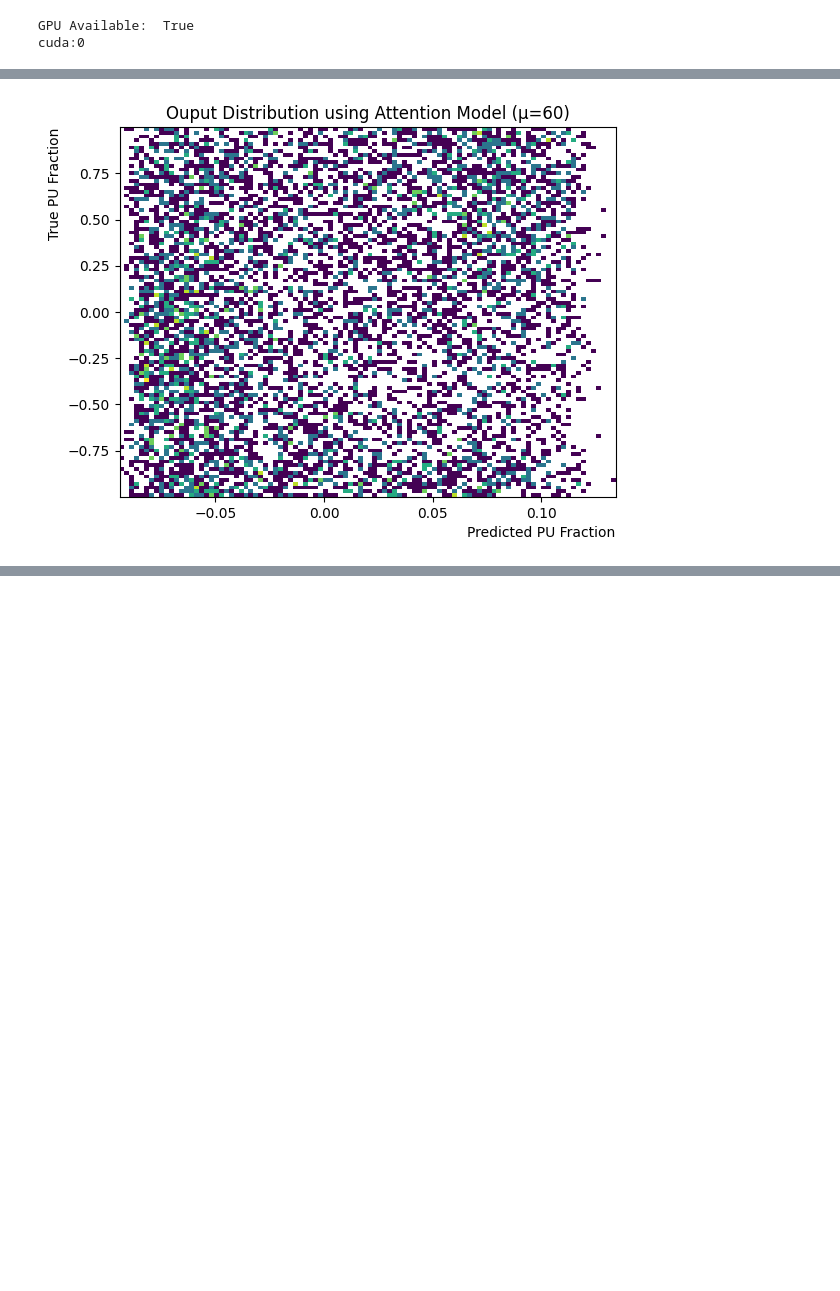
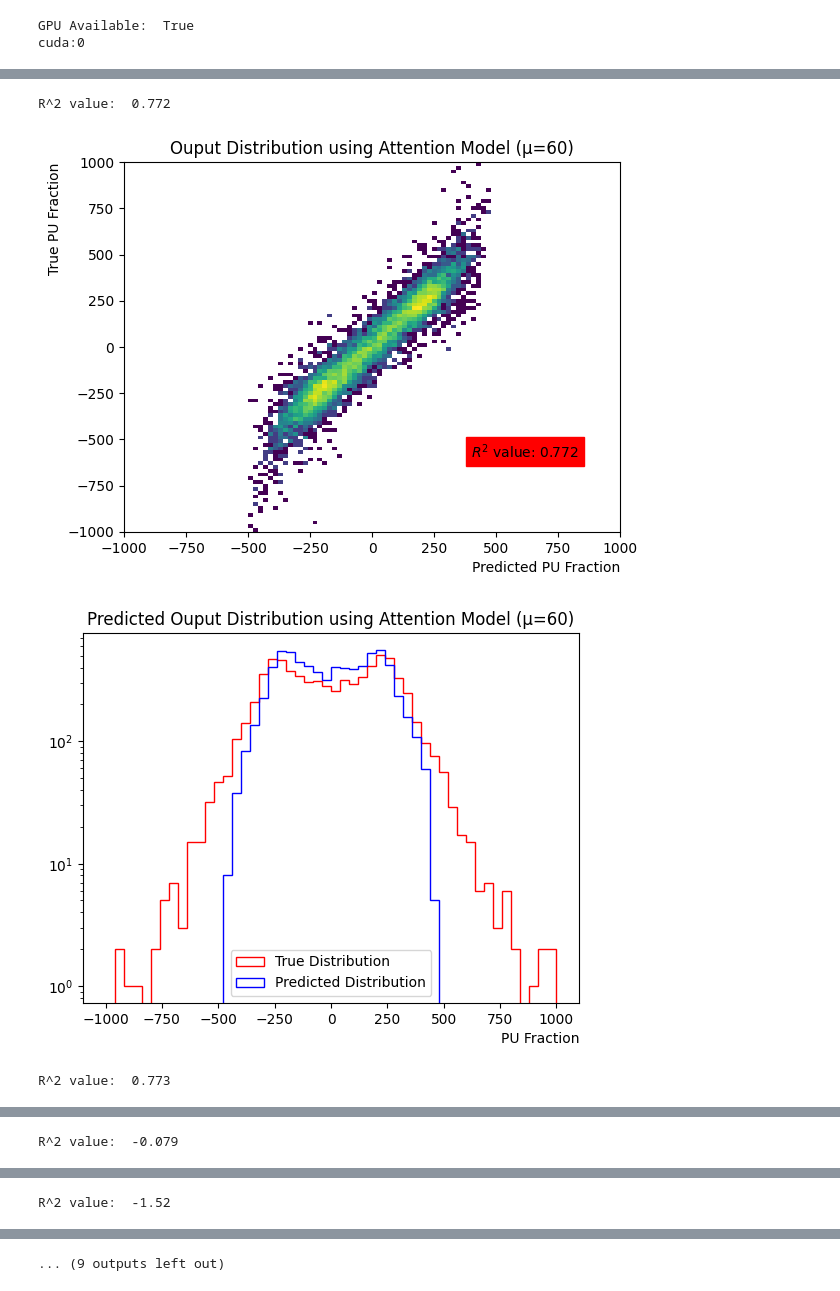
Before and after one commit to LukeV37/Top_Polarimetry, a Jupyter notebook: model/Jet_Attention_Model.ipynb, the cells around one changed output, grey strips where cells are left out. Drawn from its saved outputs; the diff is of its cells as text; code cells hidden in the pictures; blank space fills up the shorter version.

Commit message:
batched results training on kinematics

```diff
--- a/model/Jet_Attention_Model.ipynb
+++ b/model/Jet_Attention_Model.ipynb
@@ -13,3 +13,4 @@ from sklearn.metrics import mean_absolute_error, root_mean_squared_error
 # %%
-with open("data.pkl","rb") as f:
+with open("data_batched.pkl","rb") as f:
     data_dict = pickle.load( f )
+print(data_dict.keys())
@@ -16,4 +19 @@ with open("data.pkl","rb") as f:
-# %%
-# Remove labels from tracks
-data_dict["trk_feats"] = data_dict["trk_feats"][:,:,0:6]
 # %%
@@ -208,16 +235,19 @@ binary_pred = []
 binary_true = []
 loss_fn = nn.MSELoss()
 
+predicted_labels = np.array([]).reshape(0,7)
+true_labels = np.array([]).reshape(0,7)
+
 num_test = len(X_test_jet)
 for i in range(num_test):
-    output = model(torch.tensor(X_test_jet[i]).to(device),
-                   torch.tensor(X_test_trk[i]).to(device))
+    output = model(X_test_jet[i].to(device),
+                   X_test_trk[i].to(device))
 
-    loss=loss_fn(output, torch.tensor(y_test[i]).to(device))
+    loss=loss_fn(output, y_test[i].to(device))
     cumulative_loss_test+=loss.detach().cpu().numpy().mean()
 
-    predicted_labels.append(float(output[0].detach().cpu().numpy()))
-    true_labels.append(float(y_test[i][0]))
+    predicted_labels = np.vstack((predicted_labels,output.detach().cpu().numpy()))
+    true_labels = np.vstack((true_labels,y_test[i].detach().cpu().numpy()))
 
 cumulative_loss_test = cumulative_loss_test / num_test
 
@@ -237,19 +267,27 @@ Test RMSE:       0.5842946309013217
 # %%
-plt.figure()
-plt.hist(true_labels,histtype='step',color='r',label='True Distribution',bins=50,range=(-1,1))
-plt.hist(predicted_labels,histtype='step',color='b',label='Predicted Distribution',bins=50,range=(-1,1))
-plt.title("Predicted Ouput Distribution using Attention Model (\u03BC=60)")
-plt.legend()
-plt.yscale('log')
-plt.xlabel('PU Fraction',loc='right')
-plt.savefig("pred_1d.png")
-plt.show()
+num_feats = len(true_labels[0])
 
-plt.figure()
-plt.title("Ouput Distribution using Attention Model (\u03BC=60)")
-plt.hist2d(predicted_labels,true_labels, bins=100,norm=mcolors.LogNorm())
-plt.xlabel('Predicted PU Fraction',loc='right')
-plt.ylabel('True PU Fraction',loc='top')
-plt.savefig("pred_2d.png")
-plt.show()
+ranges = [(-1000,1000),(-1000,1000),(-1000,1000),(0,1500),(-100,100),(-100,100),(-100,100)]
+
+for i in range(num_feats):
+    plt.figure()
+    plt.hist(true_labels[:,i],histtype='step',color='r',label='True Distribution',bins=50,range=ranges[i])
+    plt.hist(predicted_labels[:,i],histtype='step',color='b',label='Predicted Distribution',bins=50,range=ranges[i])
+    plt.title("Predicted Ouput Distribution using Attention Model (\u03BC=60)")
+    plt.legend()
+    plt.yscale('log')
+    plt.xlabel('PU Fraction',loc='right')
+    plt.savefig("pred_1d.png")
+    plt.show()
+
+    plt.figure()
+    plt.title("Ouput Distribution using Attention Model (\u03BC=60)")
+    plt.hist2d(predicted_labels[:,i],true_labels[:,i], bins=100,norm=mcolors.LogNorm(),range=(ranges[i],ranges[i]))
+    plt.xlabel('Predicted PU Fraction',loc='right')
+    plt.ylabel('True PU Fraction',loc='top')
+    plt.savefig("pred_2d.png")
+    diff = ranges[i][1] - ranges[i][0]
+    plt.text(ranges[i][1]-0.3*diff,ranges[i][0]+0.2*diff,"$R^2$ value: "+str(round(r2_score(predicted_labels[:,i],true_labels[:,i]),3)),backgroundcolor='r',color='k')
+    print("R^2 value: ", round(r2_score(predicted_labels[:,i],true_labels[:,i]),3))
+    plt.show()
 # %% [output]
@@ -257 +295,4 @@ plt.show()
+R^2 value:  0.772
-[figure, old version]
+[figure, new version]
+[figure, added]
+R^2 value:  0.773
@@ -257,0 +301 @@ plt.show()
+R^2 value:  -0.079
@@ -257,0 +304 @@ plt.show()
+R^2 value:  -1.52
@@ -257,0 +306 @@ plt.show()
+... (9 outputs left out)
```
Also changed, not shown: parts of 13 cells of this notebook, 1 other file.
